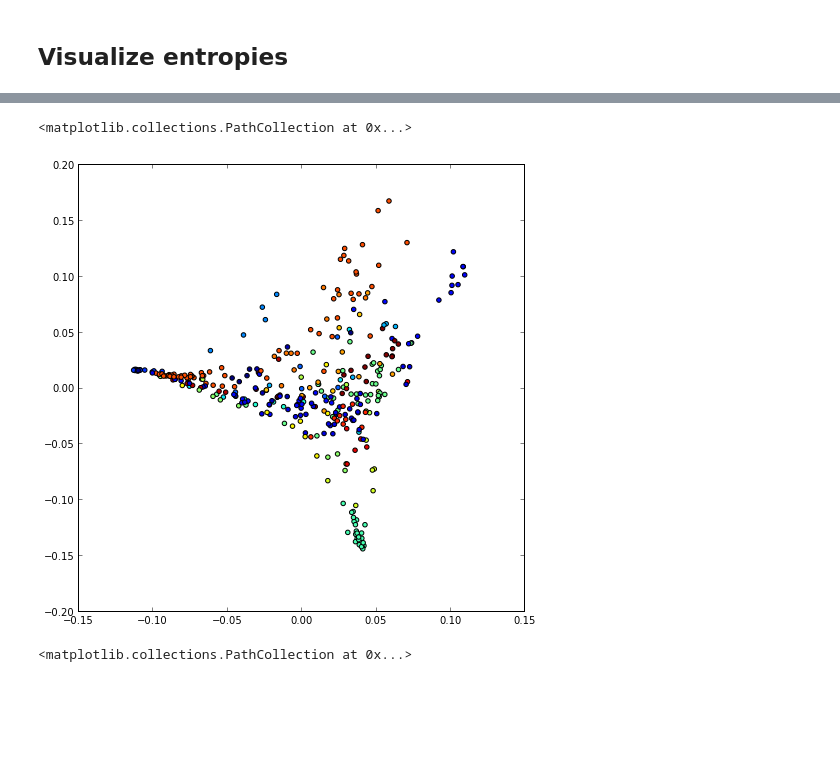
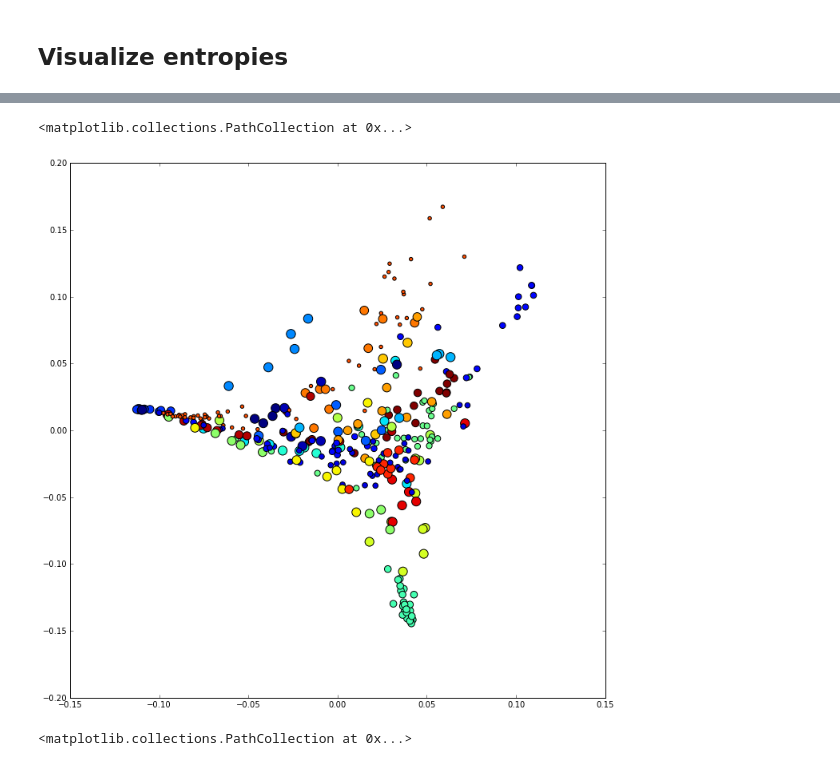
Before and after one commit to alepulver/tp-final-incc, a Jupyter notebook: notebooks/Test classification methods with CV.ipynb, the cells around one changed output, grey strips where cells are left out. Cells and saved outputs as stored; diff of their text form; code cells hidden in the pictures; blank space fills up the shorter version.

```diff
--- a/notebooks/Test classification methods with CV.ipynb
+++ b/notebooks/Test classification methods with CV.ipynb
@@ -61,12 +67,19 @@ svd_matrix = svd.fit_transform(books_matrix)
+# %%
+books_sizes = []
+for b in train_collection.books():
+    total = len(train_collection)
+    current = len(train_collection.books_by(b.author()))
+    size = 150 * (1-(current/total))**10
+    books_sizes.append(size)
 # %%
 # method=... argument does't help much
 lle = manifold.LocallyLinearEmbedding(40, n_components=2)
 lle_matrix = isomap.fit_transform(svd_matrix)
-plt.figsize(8, 8)
-scatter(isomap_matrix[:, 0], isomap_matrix[:, 1], c=authors_matrix)
+plt.figsize(12, 12)
+scatter(isomap_matrix[:, 0], isomap_matrix[:, 1], c=authors_matrix, s=books_sizes)
 # %% [output]
 <matplotlib.collections.PathCollection at 0x...>
-[figure, old version]
+[figure, new version]
 # %%
 # similar to manifold.Isomap
 pca = decomposition.PCA(n_components=2)
```
Also changed, not shown: parts of 1 cell of this notebook, 14 other files.
